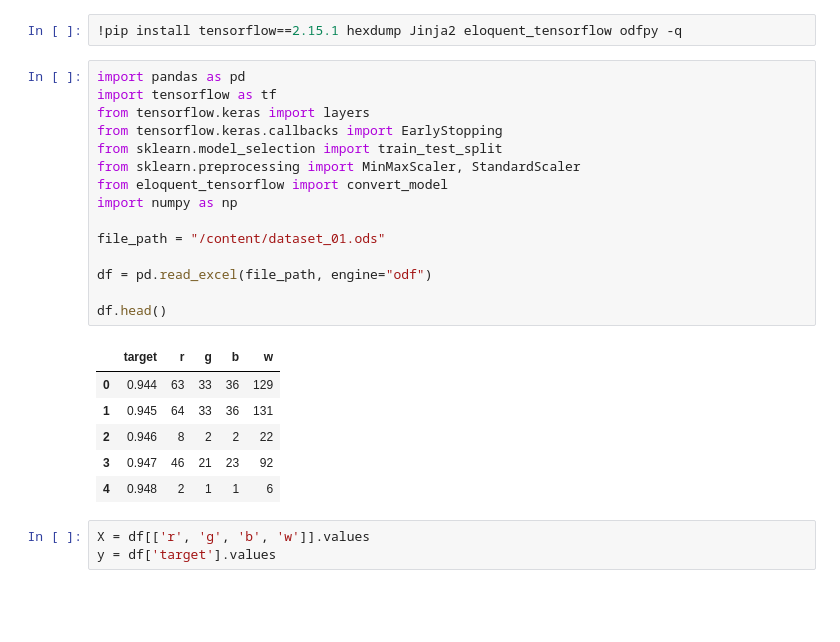
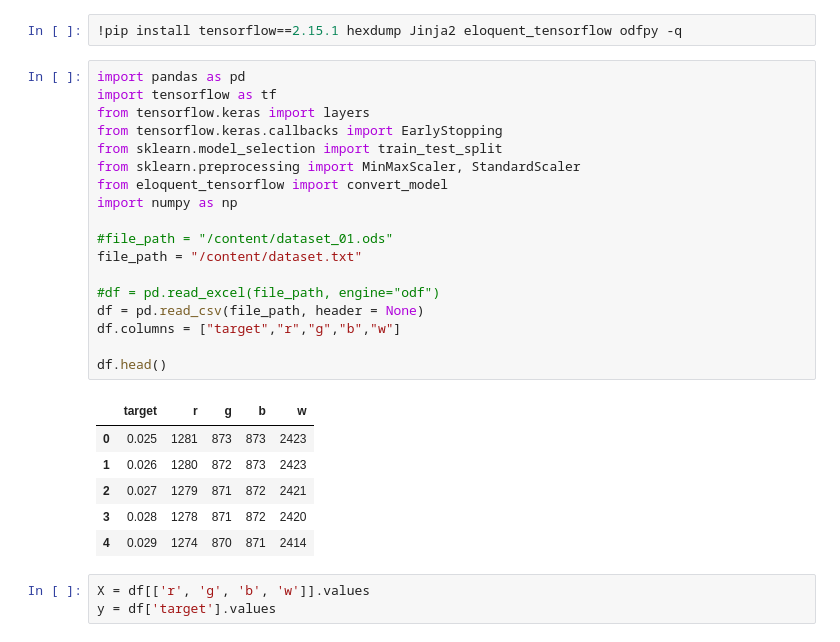
Before and after one commit to Teapack1/Sunbox_ML_v2, a Jupyter notebook: training/TinyML_ESP32_TWled.ipynb, the cells around one changed output. Cells and saved outputs as stored; diff of their text form; blank space fills up the shorter version.

```diff
--- a/training/TinyML_ESP32_TWled.ipynb
+++ b/training/TinyML_ESP32_TWled.ipynb
@@ -3,25 +3,28 @@
 # %%
 import pandas as pd
 import tensorflow as tf
 from tensorflow.keras import layers
 from tensorflow.keras.callbacks import EarlyStopping
 from sklearn.model_selection import train_test_split
 from sklearn.preprocessing import MinMaxScaler, StandardScaler
 from eloquent_tensorflow import convert_model
 import numpy as np
 
-file_path = "/content/dataset_01.ods"
+#file_path = "/content/dataset_01.ods"
+file_path = "/content/dataset.txt"
 
-df = pd.read_excel(file_path, engine="odf")
+#df = pd.read_excel(file_path, engine="odf")
+df = pd.read_csv(file_path, header = None)
+df.columns = ["target","r","g","b","w"]
 
 df.head()
 # %% [output]
 |  | target | r | g | b | w |
-| 0 | 0.944 | 63 | 33 | 36 | 129 |
-| 1 | 0.945 | 64 | 33 | 36 | 131 |
-| 2 | 0.946 | 8 | 2 | 2 | 22 |
-| 3 | 0.947 | 46 | 21 | 23 | 92 |
-| 4 | 0.948 | 2 | 1 | 1 | 6 |
+| 0 | 0.025 | 1281 | 873 | 873 | 2423 |
+| 1 | 0.026 | 1280 | 872 | 873 | 2423 |
+| 2 | 0.027 | 1279 | 871 | 872 | 2421 |
+| 3 | 0.028 | 1278 | 871 | 872 | 2420 |
+| 4 | 0.029 | 1274 | 870 | 871 | 2414 |
 # %%
 X = df[['r', 'g', 'b', 'w']].values
 y = df['target'].values
```
Also changed, not shown: parts of 3 cells of this notebook, 21 other files.
